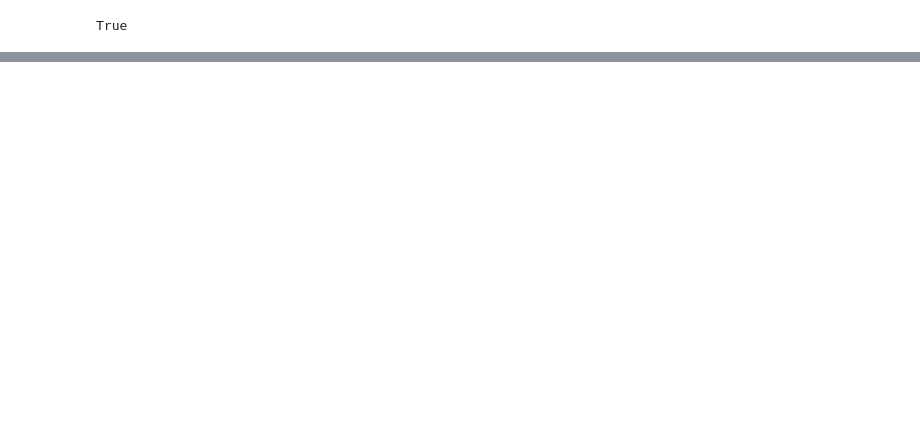
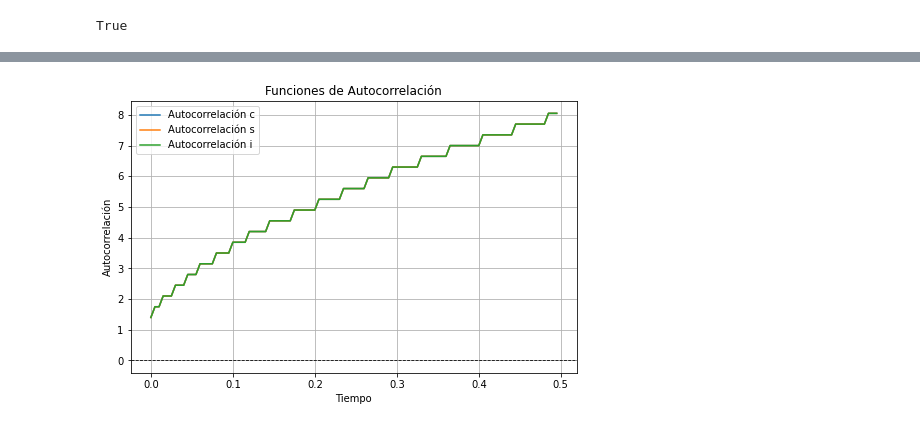
Before and after one commit to ErickSerrato631/doctorado_efsg, a Jupyter notebook: new_model_10112024/weak_allee_mu_1_inprogres/correlation_comparison.ipynb, the cells around one changed output, grey strips where cells are left out. Saved outputs shown, nothing was run; the diff lists cells and outputs as text; code cells hidden in the pictures; blank space fills up the shorter version.

```diff
--- a/new_model_10112024/weak_allee_mu_1_inprogres/correlation_comparison.ipynb
+++ b/new_model_10112024/weak_allee_mu_1_inprogres/correlation_comparison.ipynb
@@ -74,6 +74,30 @@ def plot_correlation_length(field1_name, field2_name):
 
     except OSError as e:
         print(f"Error al cargar los archivos: {e}")
+# %%
+def plot_autocorrelations():
+    """Grafica las funciones de autocorrelación para c, s e i."""
+    fields = ['c', 's', 'i']
+    plt.figure(figsize=(8, 5))
+
+    for field in fields:
+        file_name = f"corr_length_real_inverse_{field1_name}_{field2_name}.txt"
+        # try:
+        data = np.loadtxt(file_name)
+        time = data[:, 0]  # Primera columna: tiempo
+        autocorr = data[:, 1]  # Segunda columna: autocorrelación
+
+        plt.plot(time, autocorr, linestyle='-', label=f"Autocorrelación {field}")
+        # except Exception as e:
+        #     print(f"Error al leer {file_name}: {e}")
+
+    plt.axhline(0, color='black', linestyle='--', linewidth=0.8)
+    plt.xlabel("Tiempo")
+    plt.ylabel("Autocorrelación")
+    plt.title("Funciones de Autocorrelación")
+    plt.legend()
+    plt.grid()
+    plt.show()
 # %%
 # Parámetros de entrada
 field1_name = "c"  # Campo c (cáncer)
@@ -104,0 +129,8 @@ plot_correlation_length(field1_name, field2_name)
+# %%
+# Parámetros de entrada
+field1_name = "c"
+field2_name = "s"
+field3_name = "i"
+plot_autocorrelations()
+# %% [output]
+[figure, added]
```
Also changed, not shown: parts of 4 cells of this notebook.
